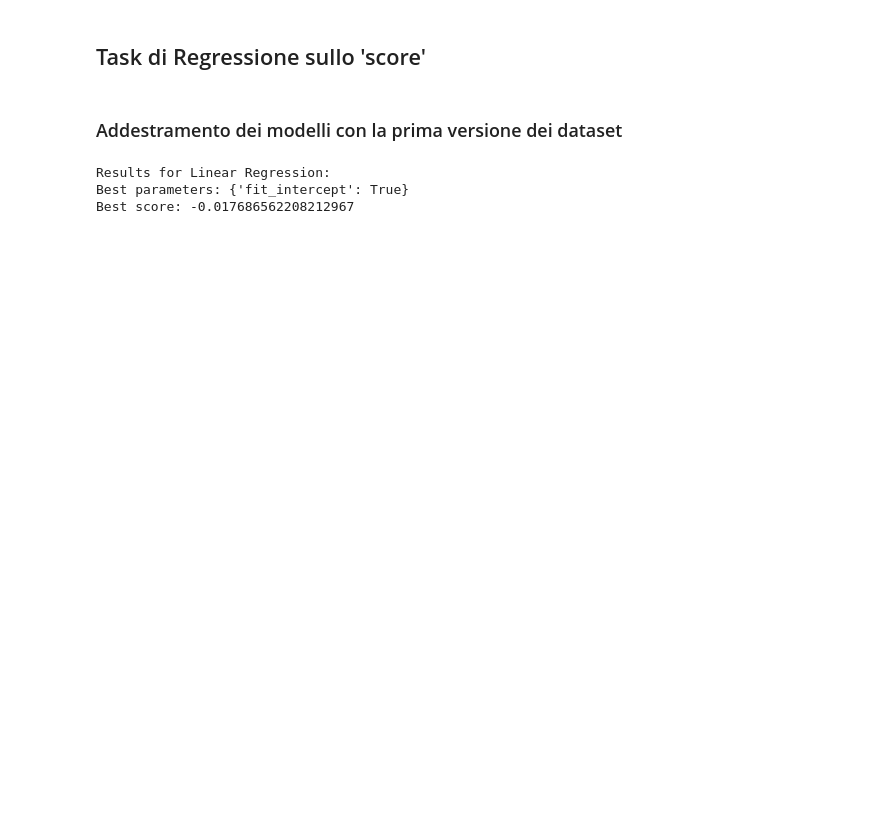
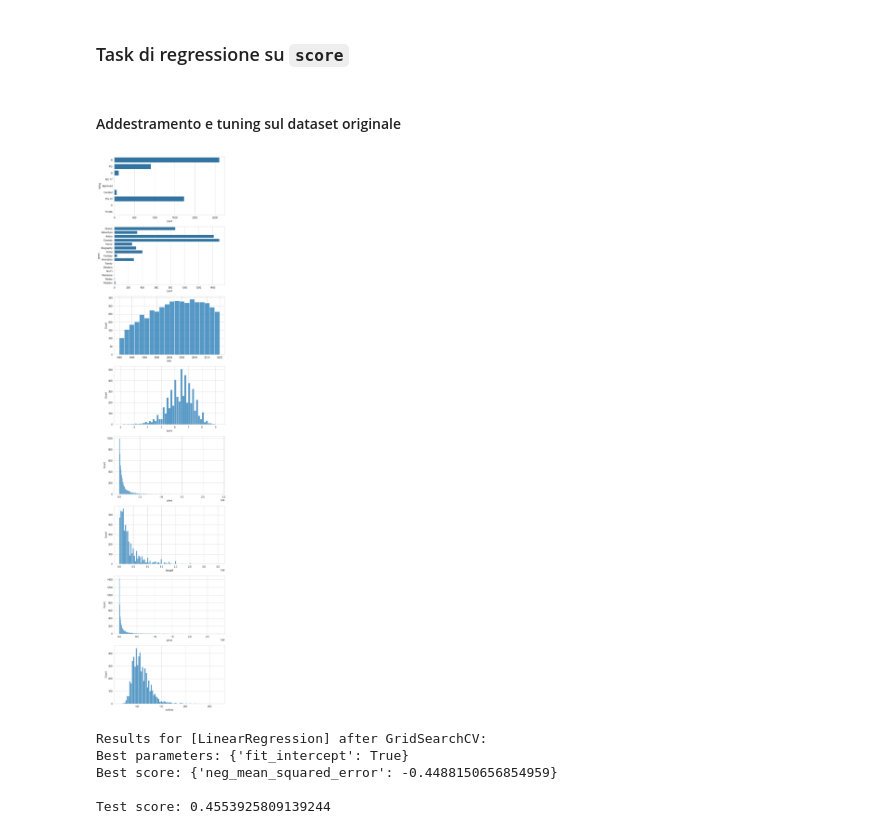
Before and after one commit to giosteh/ProgettoICon-MovieIndustryInsider, a Jupyter notebook: source/supervised.ipynb, the cells around one changed output. Cells and saved outputs as stored; diff of their text form; code cells hidden in the pictures; blank space fills up the shorter version.

```diff
--- a/source/supervised.ipynb
+++ b/source/supervised.ipynb
@@ -89,5 +136,24 @@ def tune_model(model, model_name, X, y,
+# %%
+# funzione che plotta le distribuzioni delle colonne in input
+def plot_dist(df, cols):
+    fig, axes = plt.subplots(len(cols), 1, figsize=(8, 5 * len(cols)))
+
+    for i, col in enumerate(cols):
+        if df[col].dtype == 'int64' or df[col].dtype == 'float64':
+            sns.histplot(df[col], ax=axes[i], bins='auto')
+        else:
+            sns.countplot(df[col], ax=axes[i])
 # %% [markdown]
-## Task di Regressione sullo 'score'
+### Task di regressione su `score`
-# %% [markdown]
-### Addestramento dei modelli con la prima versione dei dataset
+# %% [markdown]
+#### Addestramento e tuning sul dataset originale
+# %%
+df = pd.read_csv('../dataset/movies_v2.csv')
+
+# colonne per l'addestramento
+cols_to_retain = ['rating', 'genre', 'year', 'score', 'votes', 'budget', 'gross', 'runtime']
+
+plot_dist(df, cols_to_retain)
+# %% [output]
+[figure, added]
 # %%
@@ -103,16 +166,22 @@ X_train, X_test, y_train, y_test = prepare_data(df, 'score', drop_cols=['id', 't
-# %%
-model = LinearRegression()
-
-grid = {
-    'fit_intercept': [True, False]
-}
-
-mse_scorer = make_scorer(mean_squared_error, greater_is_better=False)
-
-tune_model(model, 'Linear Regression', X_train, y_train,
-           grid_params=grid, grid_scoring=mse_scorer,
-           cv=5, is_regression=True, verbose=True)
-# %% [output]
-Results for Linear Regression:
-Best parameters: {'fit_intercept': True}
-Best score: -0.017686562208212967
+# %%
+# addestramento e tuning della LinearRegression
+
+model = LinearRegression()
+
+params = {
+    'fit_intercept': [True, False]
+}
+
+best_model = tune_model(model, 'LinearRegression', X_train, y_train, cv=5,
+                        grid_params=params, grid_metrics=['neg_mean_squared_error'], verbose=True)
+
+best_model.fit(X_train, y_train)
+y_pred = best_model.predict(X_test)
+
+print(f'\nTest score: {mean_squared_error(y_test, y_pred)}')
+# %% [output]
+Results for [LinearRegression] after GridSearchCV:
+Best parameters: {'fit_intercept': True}
+Best score: {'neg_mean_squared_error': -0.4488150656854959}
+
+Test score: 0.4553925809139244
```
Also changed, not shown: parts of 6 cells of this notebook, 7 other files.
